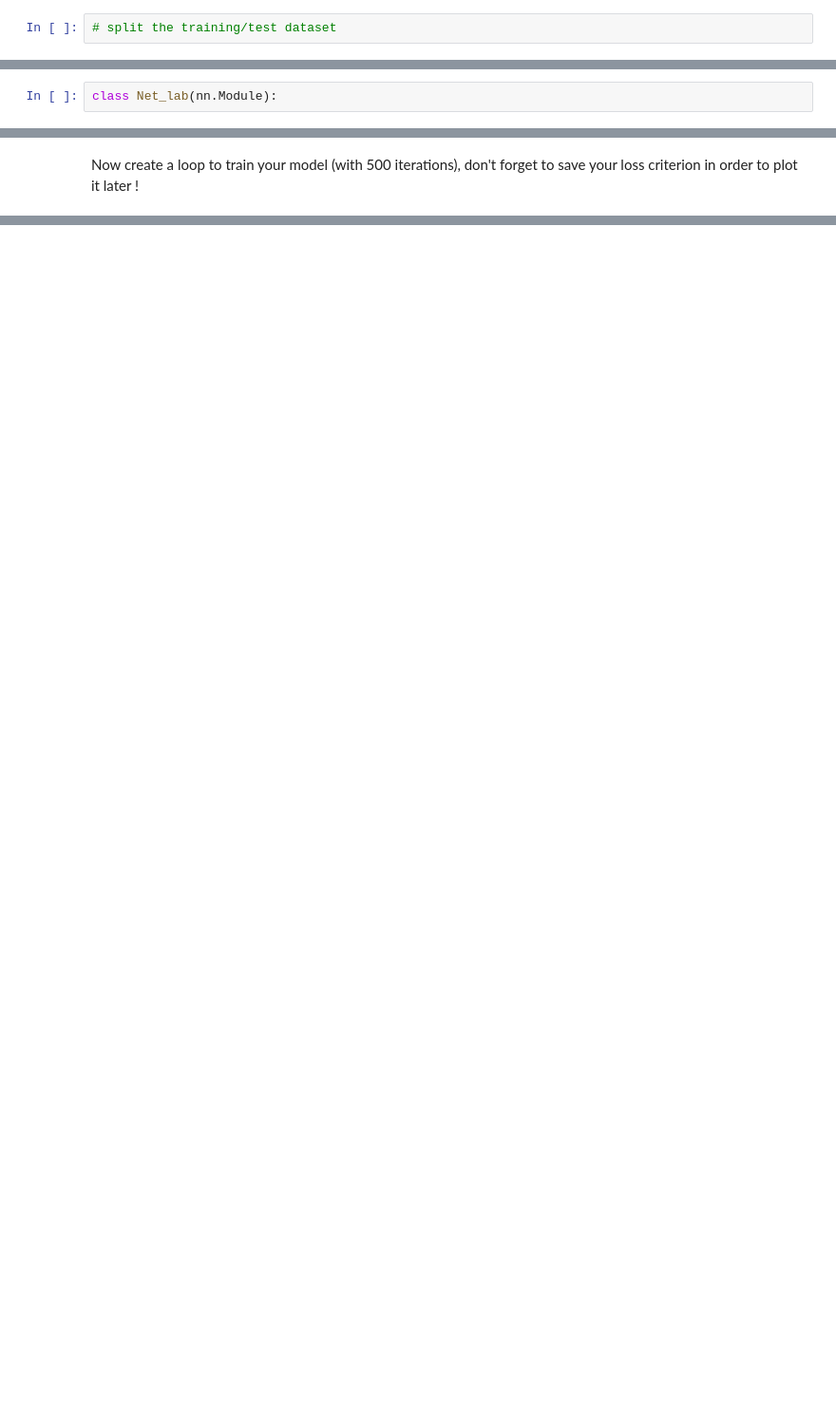
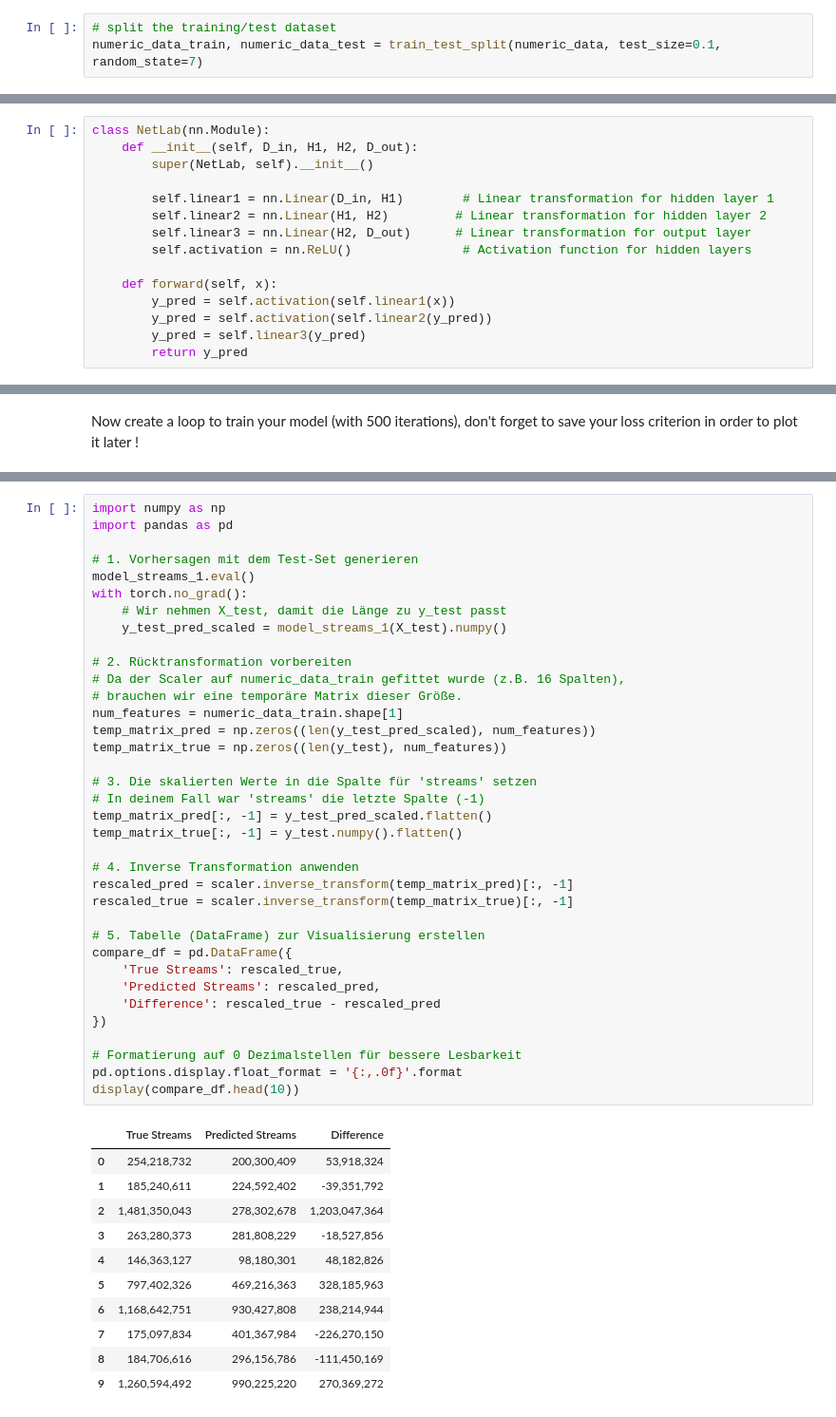
Before and after one commit to Sunkarr/ZHAW, a Jupyter notebook: Semester 6/MLDM 2/SW02/Lab2_TryItOut.ipynb, the cells around one changed output, grey strips where cells are left out. Shown at 95% size. Drawn from its saved outputs; the diff is of its cells as text; blank space fills up the shorter version.

```diff
--- a/Semester 6/MLDM 2/SW02/Lab2_TryItOut.ipynb
+++ b/Semester 6/MLDM 2/SW02/Lab2_TryItOut.ipynb
@@ -373,2 +439,3 @@ display(df_lab)
 # %%
 # split the training/test dataset
+numeric_data_train, numeric_data_test = train_test_split(numeric_data, test_size=0.1, random_state=7)
@@ -383,4 +464,17 @@ display(df_lab)
 # %% [markdown]
 Now create a Neural Net class with two hidden layer using the ReLU activation in both of them:
 # %%
-class Net_lab(nn.Module):
+class NetLab(nn.Module):
+    def __init__(self, D_in, H1, H2, D_out):
+        super(NetLab, self).__init__()
+
+        self.linear1 = nn.Linear(D_in, H1)        # Linear transformation for hidden layer 1
+        self.linear2 = nn.Linear(H1, H2)         # Linear transformation for hidden layer 2
+        self.linear3 = nn.Linear(H2, D_out)      # Linear transformation for output layer
+        self.activation = nn.ReLU()               # Activation function for hidden layers
+
+    def forward(self, x):
+        y_pred = self.activation(self.linear1(x))
+        y_pred = self.activation(self.linear2(y_pred))
+        y_pred = self.linear3(y_pred)
+        return y_pred
@@ -400,0 +554,48 @@ Now create a loop to train your model (with 500 iterations), don't forget to sav
+# %%
+import numpy as np
+import pandas as pd
+
+# 1. Vorhersagen mit dem Test-Set generieren
+model_streams_1.eval()
+with torch.no_grad():
+    # Wir nehmen X_test, damit die Länge zu y_test passt
+    y_test_pred_scaled = model_streams_1(X_test).numpy()
+
+# 2. Rücktransformation vorbereiten
+# Da der Scaler auf numeric_data_train gefittet wurde (z.B. 16 Spalten),
+# brauchen wir eine temporäre Matrix dieser Größe.
+num_features = numeric_data_train.shape[1]
+temp_matrix_pred = np.zeros((len(y_test_pred_scaled), num_features))
+temp_matrix_true = np.zeros((len(y_test), num_features))
+
+# 3. Die skalierten Werte in die Spalte für 'streams' setzen
+# In deinem Fall war 'streams' die letzte Spalte (-1)
+temp_matrix_pred[:, -1] = y_test_pred_scaled.flatten()
+temp_matrix_true[:, -1] = y_test.numpy().flatten()
+
+# 4. Inverse Transformation anwenden
+rescaled_pred = scaler.inverse_transform(temp_matrix_pred)[:, -1]
+rescaled_true = scaler.inverse_transform(temp_matrix_true)[:, -1]
+
+# 5. Tabelle (DataFrame) zur Visualisierung erstellen
+compare_df = pd.DataFrame({
+    'True Streams': rescaled_true,
+    'Predicted Streams': rescaled_pred,
+    'Difference': rescaled_true - rescaled_pred
+})
+
+# Formatierung auf 0 Dezimalstellen für bessere Lesbarkeit
+pd.options.display.float_format = '{:,.0f}'.format
+display(compare_df.head(10))
+# %% [output]
+|  | True Streams | Predicted Streams | Difference |
+| 0 | 254,218,732 | 200,300,409 | 53,918,324 |
+| 1 | 185,240,611 | 224,592,402 | -39,351,792 |
+| 2 | 1,481,350,043 | 278,302,678 | 1,203,047,364 |
+| 3 | 263,280,373 | 281,808,229 | -18,527,856 |
+| 4 | 146,363,127 | 98,180,301 | 48,182,826 |
+| 5 | 797,402,326 | 469,216,363 | 328,185,963 |
+| 6 | 1,168,642,751 | 930,427,808 | 238,214,944 |
+| 7 | 175,097,834 | 401,367,984 | -226,270,150 |
+| 8 | 184,706,616 | 296,156,786 | -111,450,169 |
+| 9 | 1,260,594,492 | 990,225,220 | 270,369,272 |
```
Also changed, not shown: parts of 24 cells of this notebook, 2 other files.
